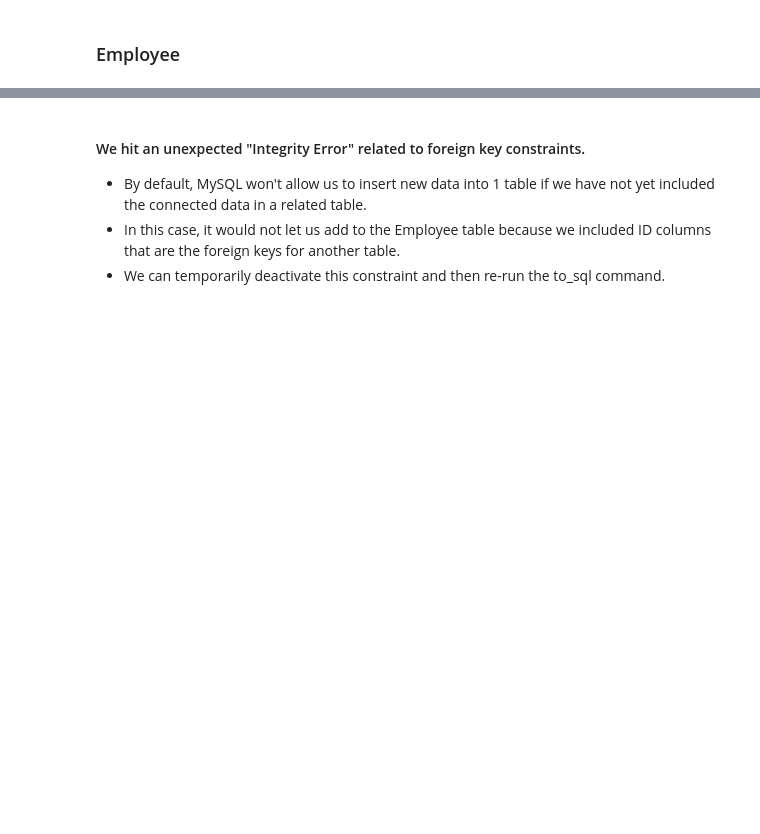
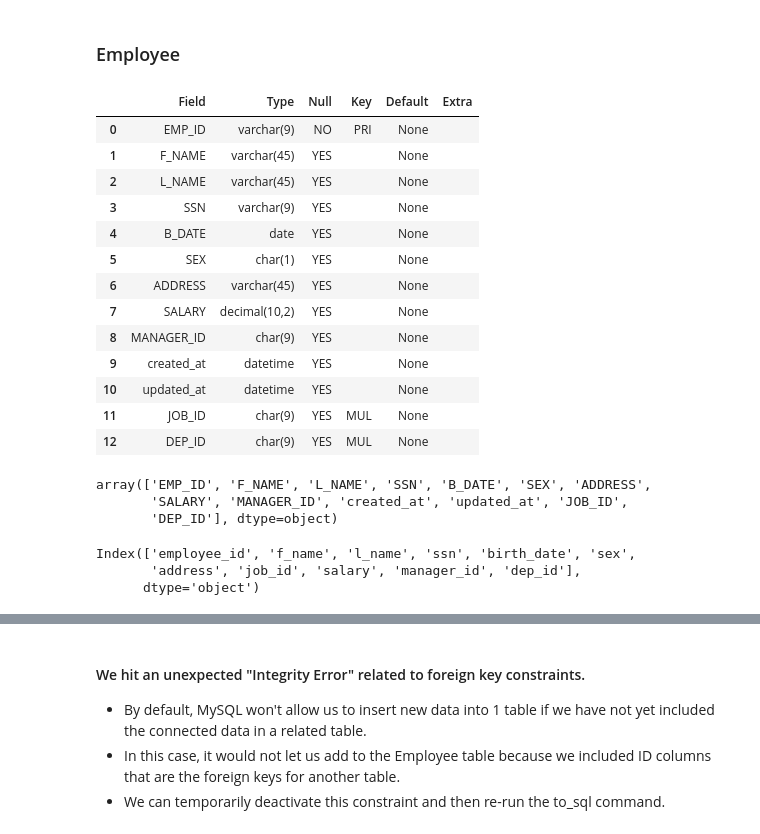
Before and after one commit to coding-dojo-data-science/data-enrichment-wk10-L2-database-adminstration, a Jupyter notebook: Database Admin CodeAlong.ipynb, the cells around one changed output, grey strips where cells are left out. Saved outputs shown, nothing was run; the diff lists cells and outputs as text; code cells hidden in the pictures; blank space fills up the shorter version.

```diff
--- a/Database Admin CodeAlong.ipynb
+++ b/Database Admin CodeAlong.ipynb
@@ -87,8 +245,37 @@ job_history.head()
 # %% [markdown]
 ### Employee
+# %%
+q = '''DESCRIBE employee;'''
+describe = pd.read_sql(q, engine)
+describe
+# %% [output]
+|  | Field | Type | Null | Key | Default | Extra |
+| 0 | EMP_ID | varchar(9) | NO | PRI | None |  |
+| 1 | F_NAME | varchar(45) | YES |  | None |  |
+| 2 | L_NAME | varchar(45) | YES |  | None |  |
+| 3 | SSN | varchar(9) | YES |  | None |  |
+| 4 | B_DATE | date | YES |  | None |  |
+| 5 | SEX | char(1) | YES |  | None |  |
+| 6 | ADDRESS | varchar(45) | YES |  | None |  |
+| 7 | SALARY | decimal(10,2) | YES |  | None |  |
+| 8 | MANAGER_ID | char(9) | YES |  | None |  |
+| 9 | created_at | datetime | YES |  | None |  |
+| 10 | updated_at | datetime | YES |  | None |  |
+| 11 | JOB_ID | char(9) | YES | MUL | None |  |
+| 12 | DEP_ID | char(9) | YES | MUL | None |  |
 # %%
 # Checking describe's Field names
+describe['Field'].values
+# %% [output]
+array(['EMP_ID', 'F_NAME', 'L_NAME', 'SSN', 'B_DATE', 'SEX', 'ADDRESS',
+       'SALARY', 'MANAGER_ID', 'created_at', 'updated_at', 'JOB_ID',
+       'DEP_ID'], dtype=object)
 # %%
 # Checking dataframe's columns
+employees.columns
+# %% [output]
+Index(['employee_id', 'f_name', 'l_name', 'ssn', 'birth_date', 'sex',
+       'address', 'job_id', 'salary', 'manager_id', 'dep_id'],
+      dtype='object')
 # %%
 # replace original column names
```
Also changed, not shown: parts of 52 cells of this notebook, 2 other files.
